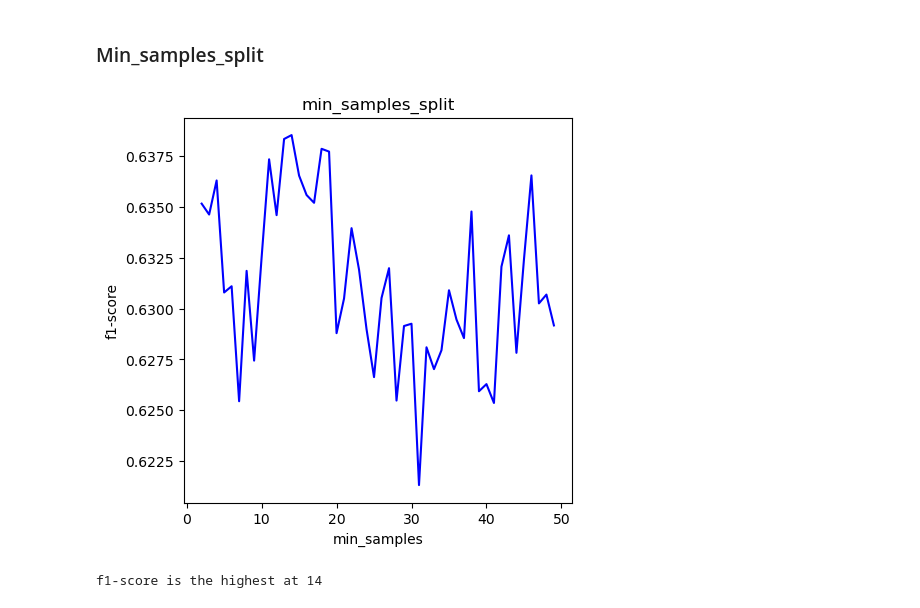
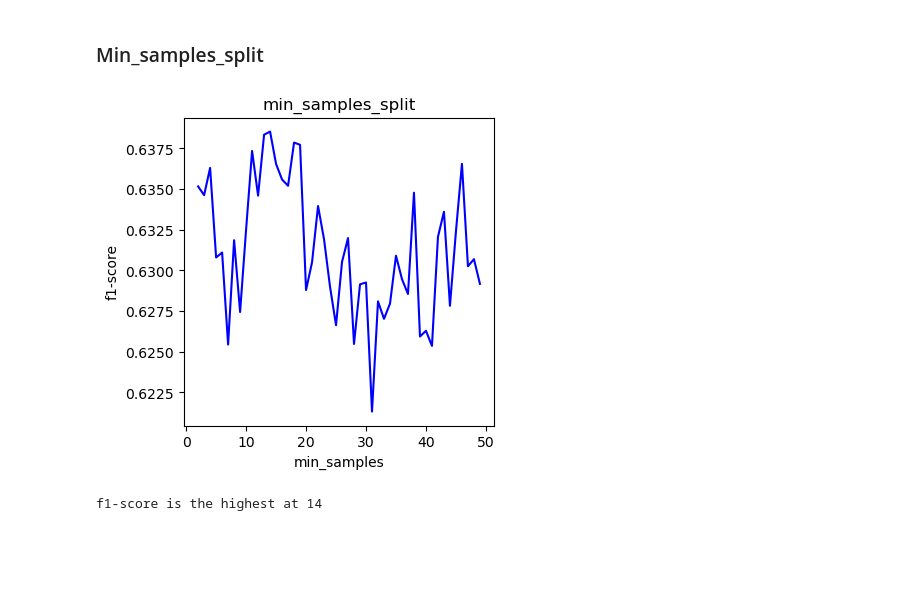
Before and after one commit to rahulakrish/water_pump_classifier, a Jupyter notebook: notebook.ipynb, the cells around one changed output. Saved outputs shown, nothing was run; the diff lists cells and outputs as text; code cells hidden in the pictures; blank space fills up the shorter version.

```diff
--- a/notebook.ipynb
+++ b/notebook.ipynb
@@ -582,0 +563,9 @@ To evaluate the model, let's focus on the weighted average. The weighted-average
+# %%
+#function to evaluate the model
+
+def evaluate(model):
+    f1_model = round(cross_val_score(model,X_train,y_train,scoring='f1_weighted').mean(),3)
+
+    print(f'{model} cross-val f1-weighted score: {f1_model}')
+    print('\n')
+    print(classification_report(y_test,y_hat_test,target_names=names))
@@ -594,12 +585,19 @@ f1_value = []
 for mod in models:
   mod.fit(X_train,y_train)
   y_hat_test = mod.predict(X_test)
+
+  #evaluate the model using the helper function
   f1 = round(cross_val_score(mod,X_train,y_train,scoring='f1_weighted').mean(),3)
-  f1_value.append(f1)
-  print(f'{mod} cross-val f1-weighted score: {f1}')
-  print('\n')
-  print(classification_report(y_test,y_hat_test,target_names=names))
+  evaluate(mod)
   print('************************************************************************')
+
+
+#   f1 = round(cross_val_score(mod,X_train,y_train,scoring='f1_weighted').mean(),3)
+#   f1_value.append(f1)
+#   print(f'{mod} cross-val f1-weighted score: {f1}')
+#   print('\n')
+#   print(classification_report(y_test,y_hat_test,target_names=names))
+#   print('************************************************************************')
 # %% [output]
 LogisticRegression(random_state=123) cross-val f1-weighted score: 0.709
 
@@ -706,35 +704,35 @@ for sample in min_samples_range:
     classifier = DecisionTreeClassifier(criterion='entropy',max_depth=max_depth,min_samples_split=sample,random_state=123)
 
     #fit the model
     classifier.fit(X_train,y_train)
 
     #predict values
     y_hat_test = classifier.predict(X_test)
 
     #calculate
     f1 = f1_score(y_test,y_hat_test,average='macro')
 
     #add the scores to the list
     f1_scores.append(f1)
 
     #adding to the dict
     scores_split[f1] = sample
 
 #sort the dict
 scores_split = dict(sorted(scores_split.items(),
                           key=lambda item:item[0],
                           reverse=True))
 
 #visualize
-fig,ax = plt.subplots(figsize=(5,5))
+fig,ax = plt.subplots(figsize=(4,4))
 ax.plot(min_samples_range,f1_scores,c='b')
 
 ax.set_xlabel('min_samples')
 ax.set_ylabel('f1-score')
 ax.set_title('min_samples_split')
 plt.show();
 # %% [output]
-[figure, old version]
+[figure, new version]
 # %%
 min_samples_split= list(scores_split.items())[0][1]
 print(f'f1-score is the highest at {min_samples_split}')
```
Also changed, not shown: parts of 92 cells of this notebook.
